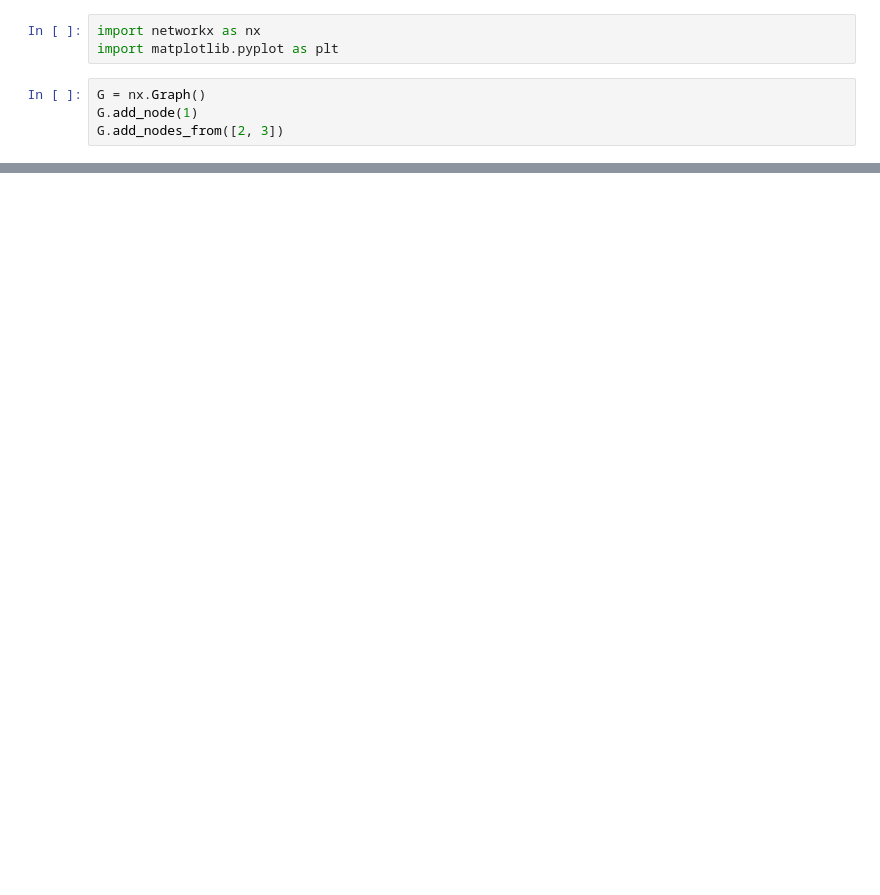
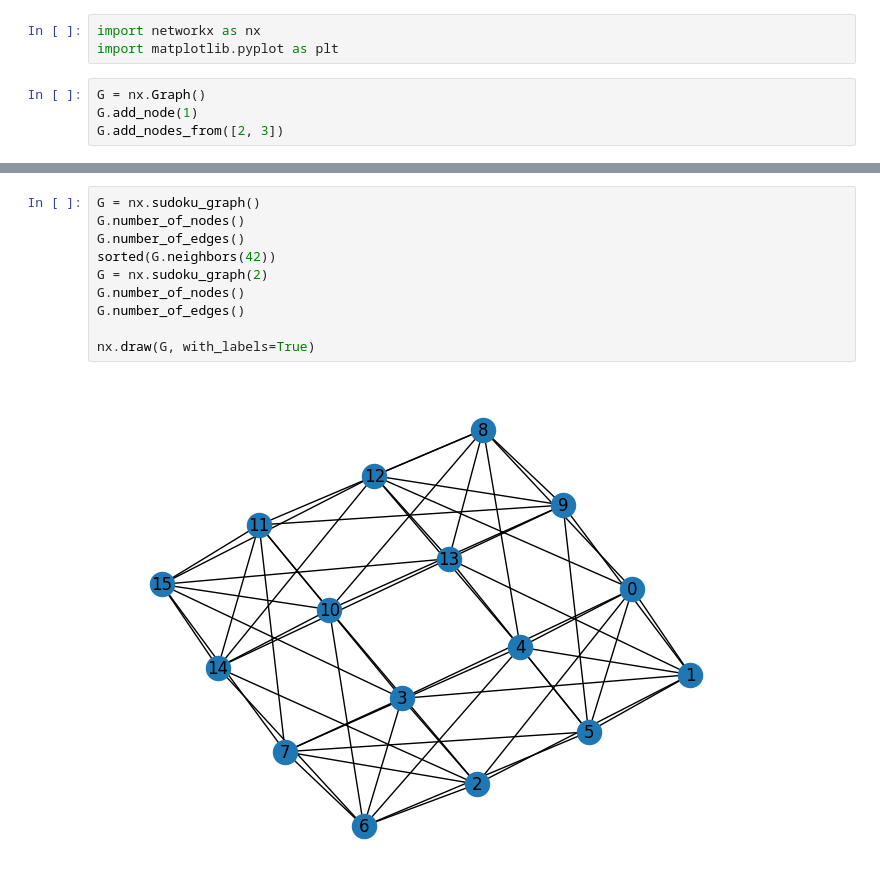
Before and after one commit to Horadmard/Sudoku, a Jupyter notebook: src/visual.ipynb, the cells around one changed output, grey strips where cells are left out. Drawn from its saved outputs; the diff is of its cells as text; blank space fills up the shorter version.

```diff
--- a/src/visual.ipynb
+++ b/src/visual.ipynb
@@ -15,0 +16,12 @@ nx.draw_shell(G, nlist=[range(5, 10), range(5)], with_labels=True, font_weight='
+# %%
+G = nx.sudoku_graph()
+G.number_of_nodes()
+G.number_of_edges()
+sorted(G.neighbors(42))
+G = nx.sudoku_graph(2)
+G.number_of_nodes()
+G.number_of_edges()
+
+nx.draw(G, with_labels=True)
+# %% [output]
+[figure, added]
```
Also changed, not shown: parts of 1 cell of this notebook.
